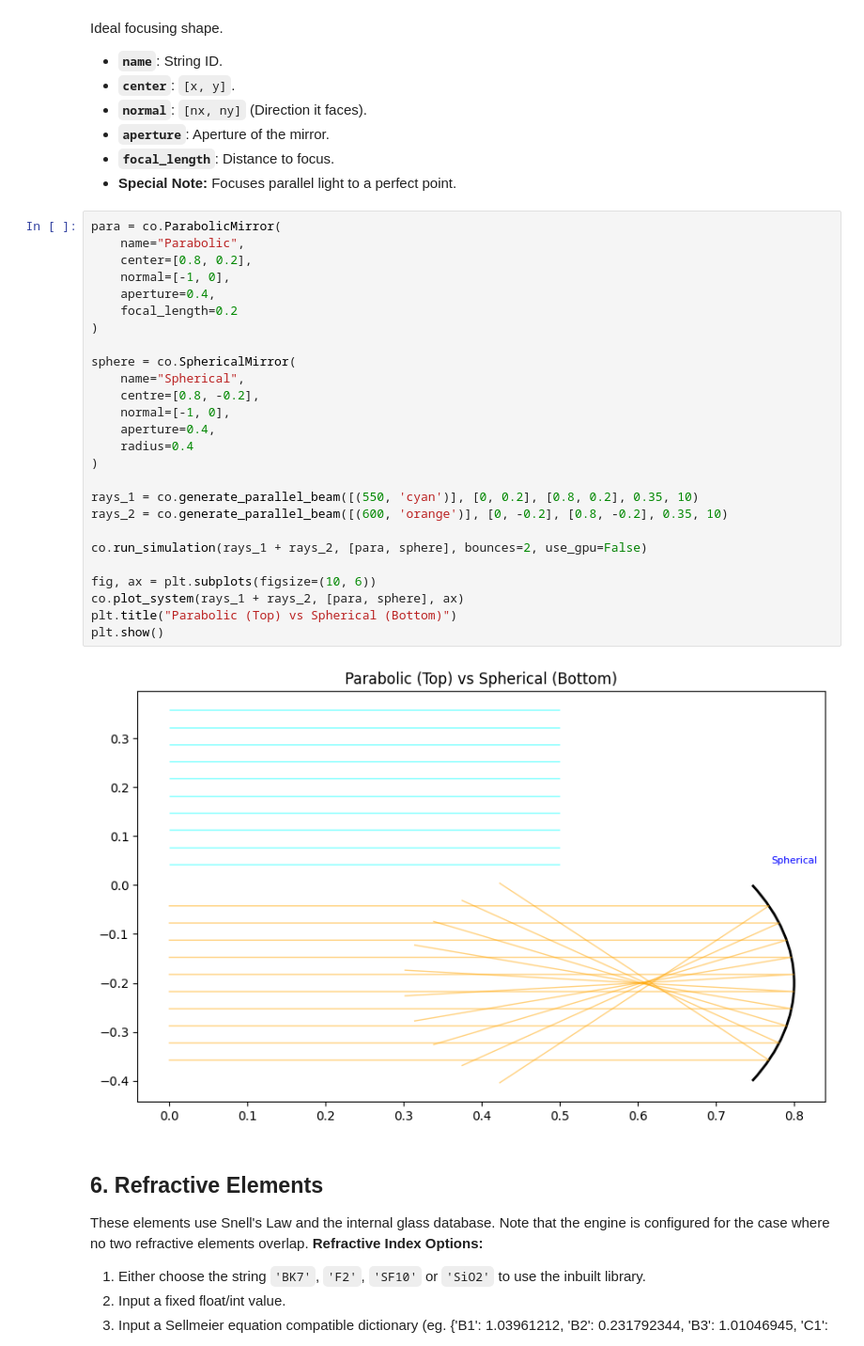
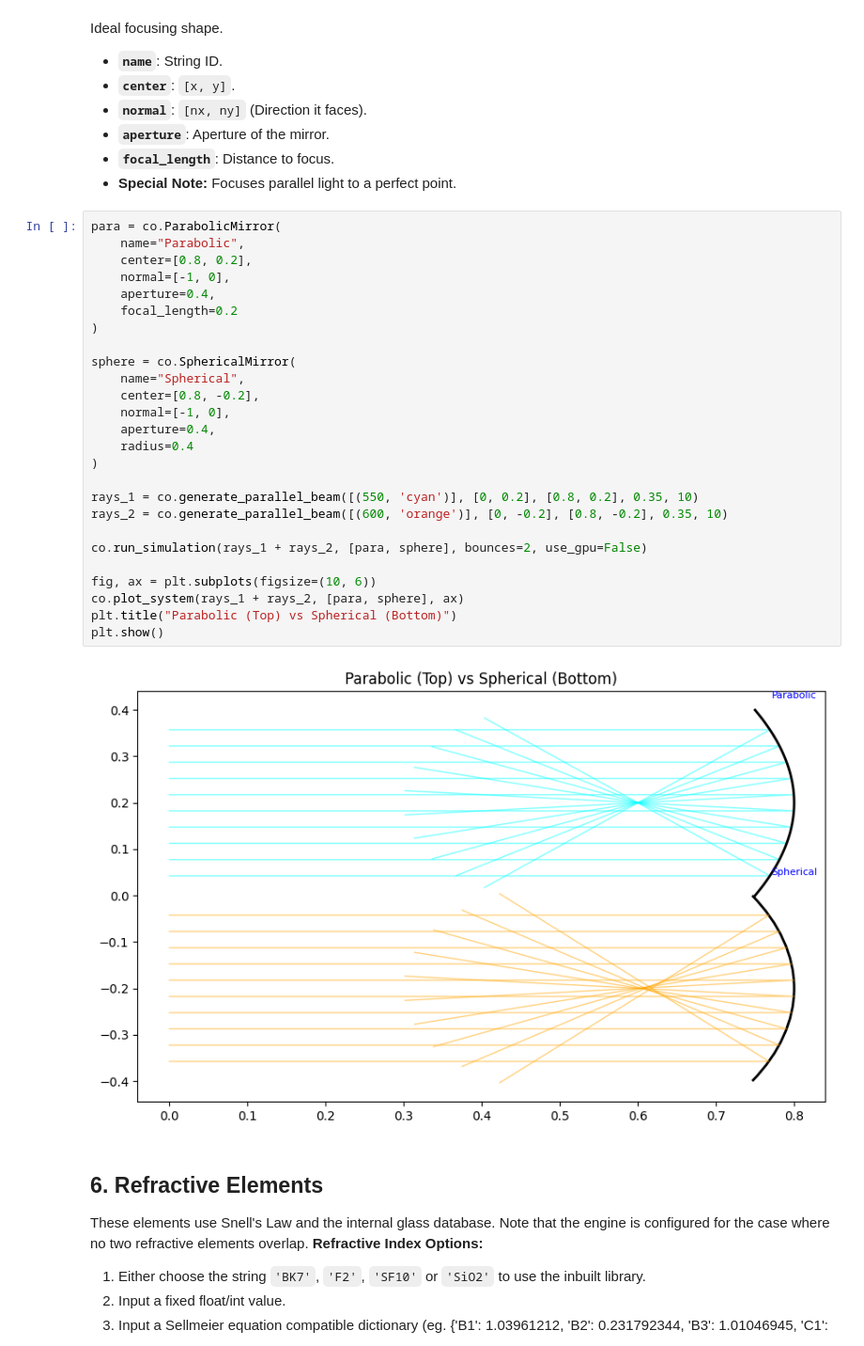
Before and after one commit to Adityavardhan-Srivastava/cuda_optics, a Jupyter notebook: examples/cuda_optics_documentation.ipynb, the cells around one changed output. Shown at 94% size. Cells and saved outputs as stored; diff of their text form.

```diff
--- a/examples/cuda_optics_documentation.ipynb
+++ b/examples/cuda_optics_documentation.ipynb
@@ -238,31 +239,31 @@ Ideal focusing shape.
 # %%
 para = co.ParabolicMirror(
     name="Parabolic",
     center=[0.8, 0.2],
     normal=[-1, 0],
     aperture=0.4,
     focal_length=0.2
 )
 
 sphere = co.SphericalMirror(
     name="Spherical",
-    centre=[0.8, -0.2],
+    center=[0.8, -0.2],
     normal=[-1, 0],
     aperture=0.4,
     radius=0.4
 )
 
 rays_1 = co.generate_parallel_beam([(550, 'cyan')], [0, 0.2], [0.8, 0.2], 0.35, 10)
 rays_2 = co.generate_parallel_beam([(600, 'orange')], [0, -0.2], [0.8, -0.2], 0.35, 10)
 
 co.run_simulation(rays_1 + rays_2, [para, sphere], bounces=2, use_gpu=False)
 
 fig, ax = plt.subplots(figsize=(10, 6))
 co.plot_system(rays_1 + rays_2, [para, sphere], ax)
 plt.title("Parabolic (Top) vs Spherical (Bottom)")
 plt.show()
 # %% [output]
-[figure, old version]
+[figure, new version]
 # %% [markdown]
 ## 6. Refractive Elements
 These elements use Snell's Law and the internal glass database. Note that the engine is configured for the case where no two refractive elements overlap.
```
Also changed, not shown: parts of 3 cells of this notebook.
